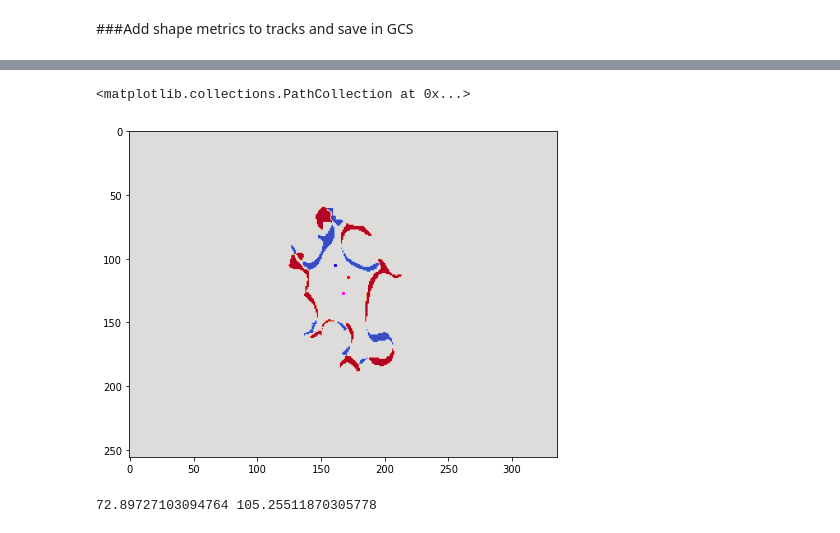
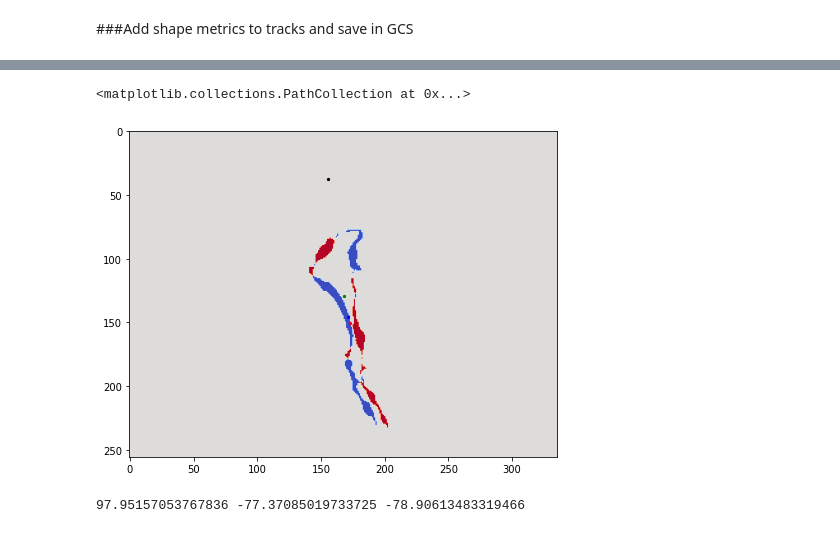
Before and after one commit to samuramirez/cellmigration, a Jupyter notebook: shape2tracks.ipynb, the cells around one changed output, grey strips where cells are left out. Drawn from its saved outputs; the diff is of its cells as text; code cells hidden in the pictures.

```diff
--- a/shape2tracks.ipynb
+++ b/shape2tracks.ipynb
@@ -438,6 +350,6 @@ tracks[1]
 # %%
-itrack=0
-iframe=0
+itrack=6
+iframe=5
 movie = tracks[itrack]['movie'][0]
 frame = list(tracks[itrack]['frame'])
 label = list(tracks[itrack]['label'])
@@ -491,17 +413,14 @@ plt.plot(proj_x)
 difference  = get_centered_cell(iframe+1) - get_centered_cell(iframe)
 #get centroids of cell(iframe), protrusion and retraction
 y,x =np.where(get_centered_cell(iframe))
-centroidy, centroidx = np.median(y), np.median(x)
+centroidy, centroidx = np.mean(y), np.mean(x)
 yp,xp = np.where(difference==1)
-protrusion_y, protrusion_x  = np.median(yp) , np.median(xp)
+protrusion_y, protrusion_x  = np.mean(yp) , np.mean(xp)
 yr,xr = np.where(difference==-1)
-retraction_y, retraction_x  = np.median(yr) , np.median(xr)
+retraction_y, retraction_x  = np.mean(yr) , np.mean(xr)
 #get protr and retr angle in a regular coordinate system: [ximage , - yimage]
 #and norm_areas
 protrusion_angle=np.arctan2( -(protrusion_y - centroidy) , protrusion_x - centroidx)
 protrusion_norm_area=len(yp)/ len(y)
 retraction_angle=np.arctan2( -(retraction_y - centroidy), retraction_x - centroidx)
 retraction_norm_area= len(yr)/len(y)
-# %%
-difference  = get_centered_cell(iframe+1) - get_centered_cell(iframe)
-imshow(difference)
@@ -511,15 +427,20 @@ imshow(difference)
 # %%
 fig = plt.figure(figsize=(12, 6))
 ax_image = fig.add_subplot(111)
-
+retraction =copy.copy(difference)
+retraction[retraction!=-1] = 0
+protrution = copy.copy(difference)
+protrution[protrution != 1] = 0
 ax_image.imshow(difference, cmap='coolwarm')
-ax_image.scatter(centroidx,centroidy,color='magenta',s=5)
+#ax_image.imshow(protrution,cmap='coolwarm')
+ax_image.scatter(centroidx,centroidy,color='green',s=5)
 ax_image.scatter(protrusion_x,protrusion_y,color='red',s=5)
 ax_image.scatter(retraction_x,retraction_y,color='blue',s=5)
+ax_image.scatter(centroidx + 100*polarization[0], centroidy - 100*polarization[1],color='black',s=5)
 # %% [output]
 <matplotlib.collections.PathCollection at 0x...>
-[figure, old version]
+[figure, new version]
 # %%
-print(protrusion_angle*180/np.pi,retraction_angle*180/np.pi )
+print( cell_angle*180/np.pi, protrusion_angle*180/np.pi, retraction_angle*180/np.pi   )
 # %% [output]
-72.89727103094764 105.25511870305778
+97.95157053767836 -77.37085019733725 -78.90613483319466
```
Also changed, not shown: parts of 20 cells of this notebook.
